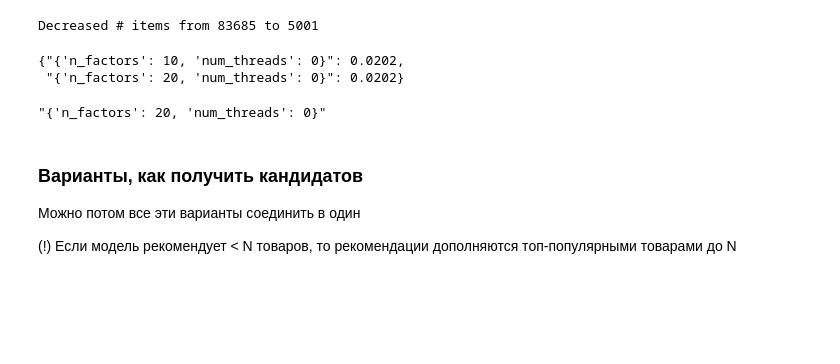
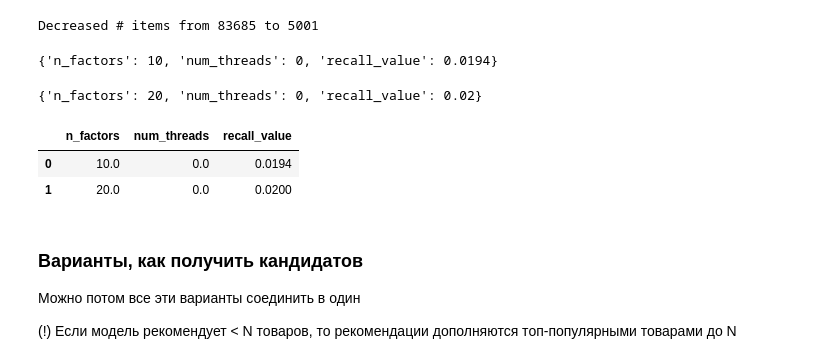
Before and after one commit to Anbionchik/Git_brain_lessons, a Jupyter notebook: Rec systems/Les6/webinar_6.ipynb, the cells around one changed output. Saved outputs shown, nothing was run; the diff lists cells and outputs as text; code cells hidden in the pictures; blank space fills up the shorter version.

```diff
--- a/Rec systems/Les6/webinar_6.ipynb
+++ b/Rec systems/Les6/webinar_6.ipynb
@@ -350,16 +142,16 @@ param_grid = {
               'num_threads': [0]
               }
 
-params_dict = {}
+# params_df = pd.DataFrame([], columns=['n_factors', 'regularization', 'iterations', 'num_threads', 'recall_value'])
+params_df = pd.DataFrame([], columns=['n_factors', 'num_threads', 'recall_value'])
 
 keys, values = zip(*param_grid.items())
 for v in itertools.product(*values):
     params = dict(zip(keys, v))
     recommender = MainRecommender(data_train_lvl_1, model_attrs=params)
-    recall_value = round(recommender.get_recall_at_k(recommender, data_val_lvl_1, k=5), 4)
-    params_dict[str(params)] = recall_value
+    params['recall_value'] = round(recommender.get_recall_at_k(data_val_lvl_1, k=5), 4)
+    print(params)
+    params_df = params_df.append(params, ignore_index=True)
+# %% [output]
+{'n_factors': 10, 'num_threads': 0, 'recall_value': 0.0194}
+{'n_factors': 20, 'num_threads': 0, 'recall_value': 0.02}
-# %%
-params_dict
-# %% [output]
-{"{'n_factors': 10, 'num_threads': 0}": 0.0202,
- "{'n_factors': 20, 'num_threads': 0}": 0.0202}
@@ -373,4 +158,6 @@ recommender = MainRecommender(data_train_lvl_1, model_attrs={
-# %%
-sorted(params_dict, reverse=True)[0]
-# %% [output]
-"{'n_factors': 20, 'num_threads': 0}"
+# %%
+params_df
+# %% [output]
+|  | n_factors | num_threads | recall_value |
+| 0 | 10.0 | 0.0 | 0.0194 |
+| 1 | 20.0 | 0.0 | 0.0200 |
```
Also changed, not shown: parts of 54 cells of this notebook.
